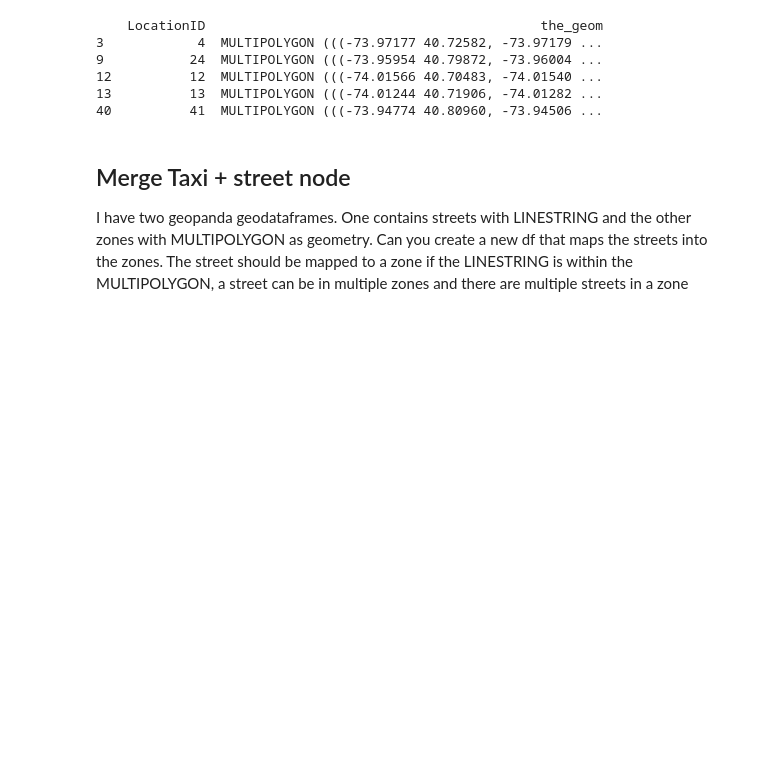
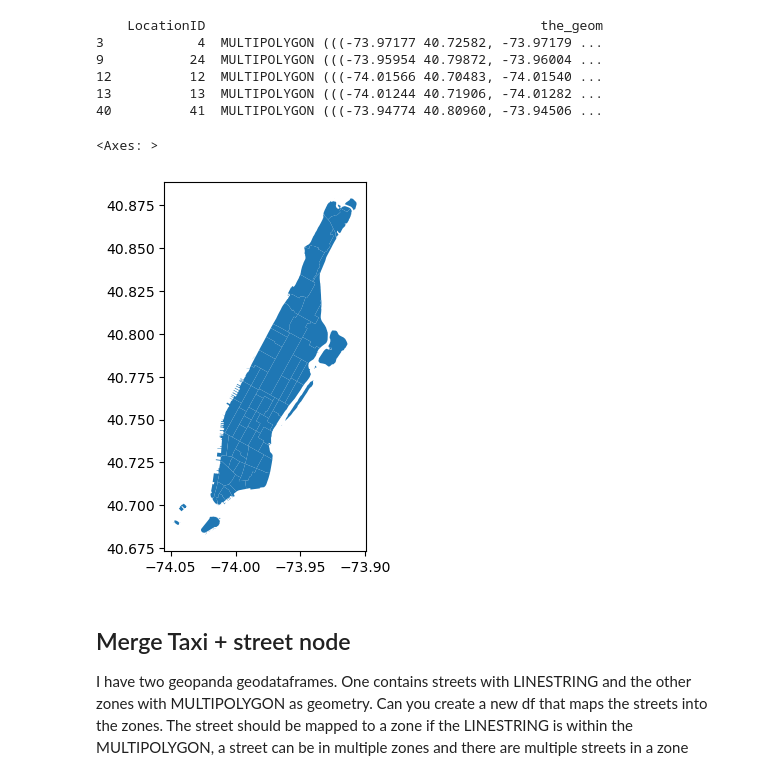
Before and after one commit to EchoCharlieII/ZenZone, a Jupyter notebook: Data_processing/test_osmnx.ipynb, the cells around one changed output. Saved outputs shown, nothing was run; the diff lists cells and outputs as text; code cells hidden in the pictures; blank space fills up the shorter version.

```diff
--- a/Data_processing/test_osmnx.ipynb
+++ b/Data_processing/test_osmnx.ipynb
@@ -214,3 +225,8 @@ print(gdf_taxi_zone.head())
+# %%
+gdf_taxi_zone.plot()
+# %% [output]
+<Axes: >
+[figure, added]
 # %% [markdown]
 ## Merge Taxi + street node
 
```
Also changed, not shown: parts of 30 cells of this notebook, 9 other files.
